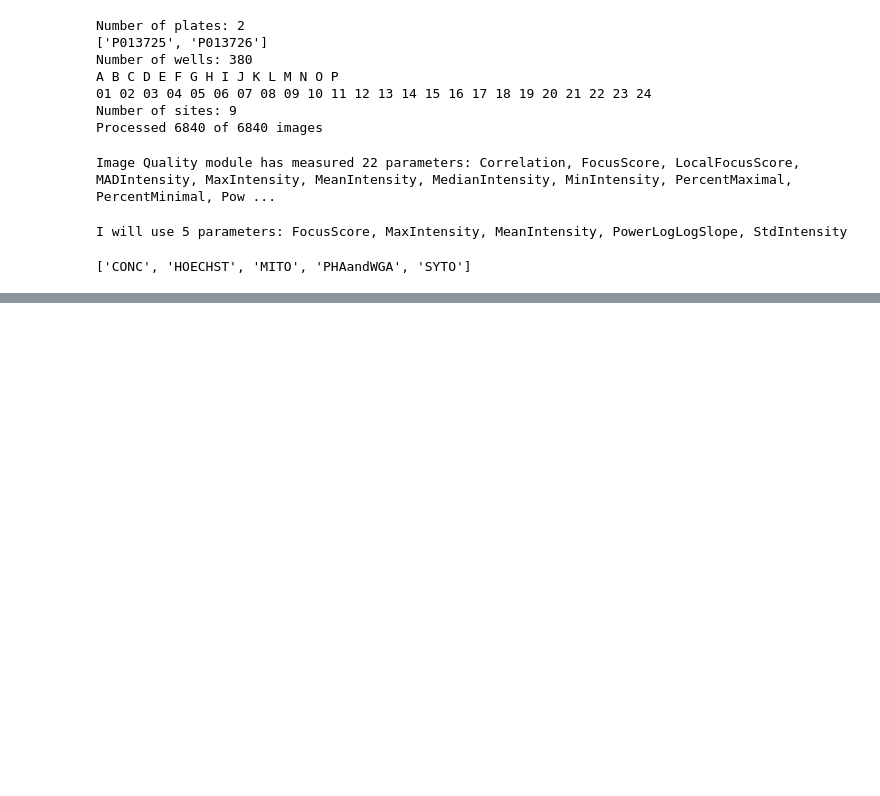
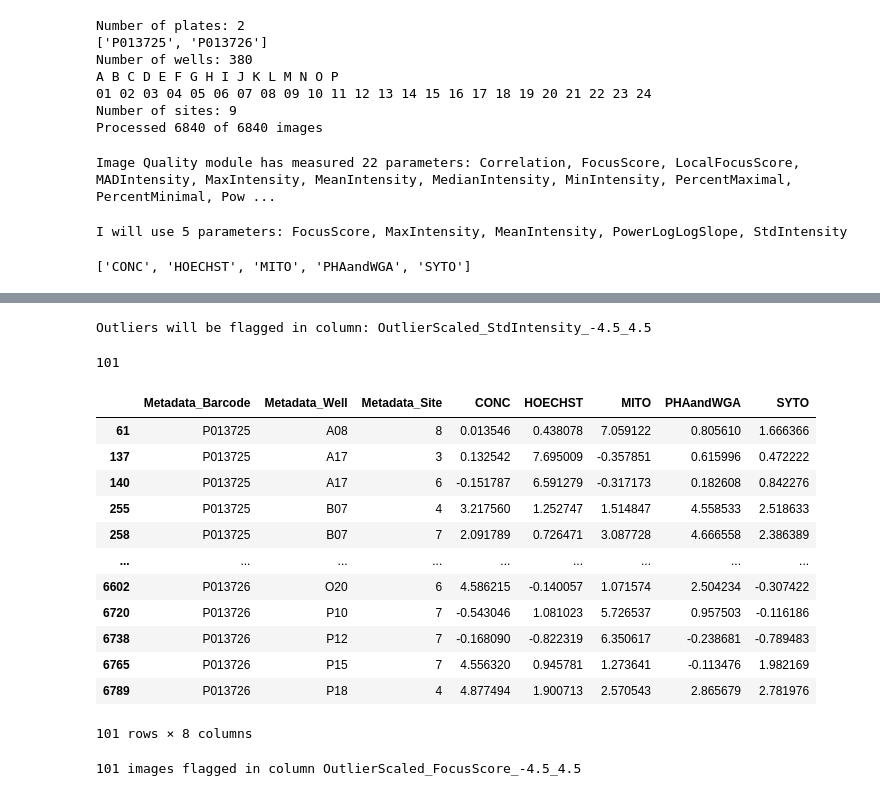
Before and after one commit to pharmbio/pharmbio_package, a Jupyter notebook: test_pandas.ipynb, the cells around one changed output, grey strips where cells are left out. Drawn from its saved outputs; the diff is of its cells as text; code cells hidden in the pictures; blank space fills up the shorter version.

```diff
--- a/test_pandas.ipynb
+++ b/test_pandas.ipynb
@@ -236,0 +357,13 @@ ChannelNames
+# %%
+for i, item in enumerate(data_frame_list):
+        print(i, item)
+
+p = input(f'Enter an integer from 0 to {len(data_frame_list) - 1}:')
+try:
+        p = int(p)
+except Exception:
+        p=0
+
+current_df = data_frame_dictionary.get(data_frame_list[p])
+current_df_name = image_quality_measures[p]
+current_df.describe(percentiles =  [.25, .5, .75, .90, .99])[1:]
@@ -236,0 +386,53 @@ ChannelNames
+# %%
+LowerLimitScaled = -4.5   #('-inf') # e.g. -3 for MeanIntensityScaled
+UpperLimitScaled = 4.5    #('inf')
+NewFlagSc = 'OutlierScaled' + '_' + data_frame_list[p] + '_' + str(LowerLimitScaled) + '_' + str (UpperLimitScaled)
+print(f'Outliers will be flagged in column: {NewFlagSc}')
+Flags = [NewFlagSc]
+data[NewFlagSc] = 0
+# %% [output]
+Outliers will be flagged in column: OutlierScaled_StdIntensity_-4.5_4.5
+# %%
+# Scale the data
+scaler = StandardScaler()
+current_df_scaled = pd.DataFrame(scaler.fit_transform(current_df), columns=ChannelNames)
+
+CurrentDataFrameOutliersMetadata = data[
+    (current_df_scaled.values >= UpperLimitScaled).any(1)
+    | (current_df_scaled.values <= LowerLimitScaled).any(1)
+][["Metadata_Barcode", "Metadata_Well", "Metadata_Site"]]
+
+CurrentDataFrameOutliersValues = current_df_scaled[
+    (current_df_scaled.values >= UpperLimitScaled).any(1)
+    | (current_df_scaled.values <= LowerLimitScaled).any(1)
+]
+
+CurrentDataFrameScaledOutliers = CurrentDataFrameOutliersMetadata.merge(
+    CurrentDataFrameOutliersValues, left_index=True, right_index=True
+)
+
+print(CurrentDataFrameScaledOutliers.shape[0])
+CurrentDataFrameScaledOutliers
+# %% [output]
+101
+|  | Metadata_Barcode | Metadata_Well | Metadata_Site | CONC | HOECHST | MITO | PHAandWGA | SYTO |
+| 61 | P013725 | A08 | 8 | 0.013546 | 0.438078 | 7.059122 | 0.805610 | 1.666366 |
+| 137 | P013725 | A17 | 3 | 0.132542 | 7.695009 | -0.357851 | 0.615996 | 0.472222 |
+| 140 | P013725 | A17 | 6 | -0.151787 | 6.591279 | -0.317173 | 0.182608 | 0.842276 |
+| 255 | P013725 | B07 | 4 | 3.217560 | 1.252747 | 1.514847 | 4.558533 | 2.518633 |
+| 258 | P013725 | B07 | 7 | 2.091789 | 0.726471 | 3.087728 | 4.666558 | 2.386389 |
+| ... | ... | ... | ... | ... | ... | ... | ... | ... |
+| 6602 | P013726 | O20 | 6 | 4.586215 | -0.140057 | 1.071574 | 2.504234 | -0.307422 |
+| 6720 | P013726 | P10 | 7 | -0.543046 | 1.081023 | 5.726537 | 0.957503 | -0.116186 |
+| 6738 | P013726 | P12 | 7 | -0.168090 | -0.822319 | 6.350617 | -0.238681 | -0.789483 |
+| 6765 | P013726 | P15 | 7 | 4.556320 | 0.945781 | 1.273641 | -0.113476 | 1.982169 |
+| 6789 | P013726 | P18 | 4 | 4.877494 | 1.900713 | 2.570543 | 2.865679 | 2.781976 |
+101 rows × 8 columns
+# %%
+Outliers = CurrentDataFrameScaledOutliers.index.values.tolist()
+data.loc[Outliers,NewFlagSc] = 1
+print(
+    f'{CurrentDataFrameScaledOutliers.shape[0]} images flagged in column {NewFlagSc}'
+)
+# %% [output]
+101 images flagged in column OutlierScaled_FocusScore_-4.5_4.5
```
Also changed, not shown: parts of 5 cells of this notebook, 4 other files.
